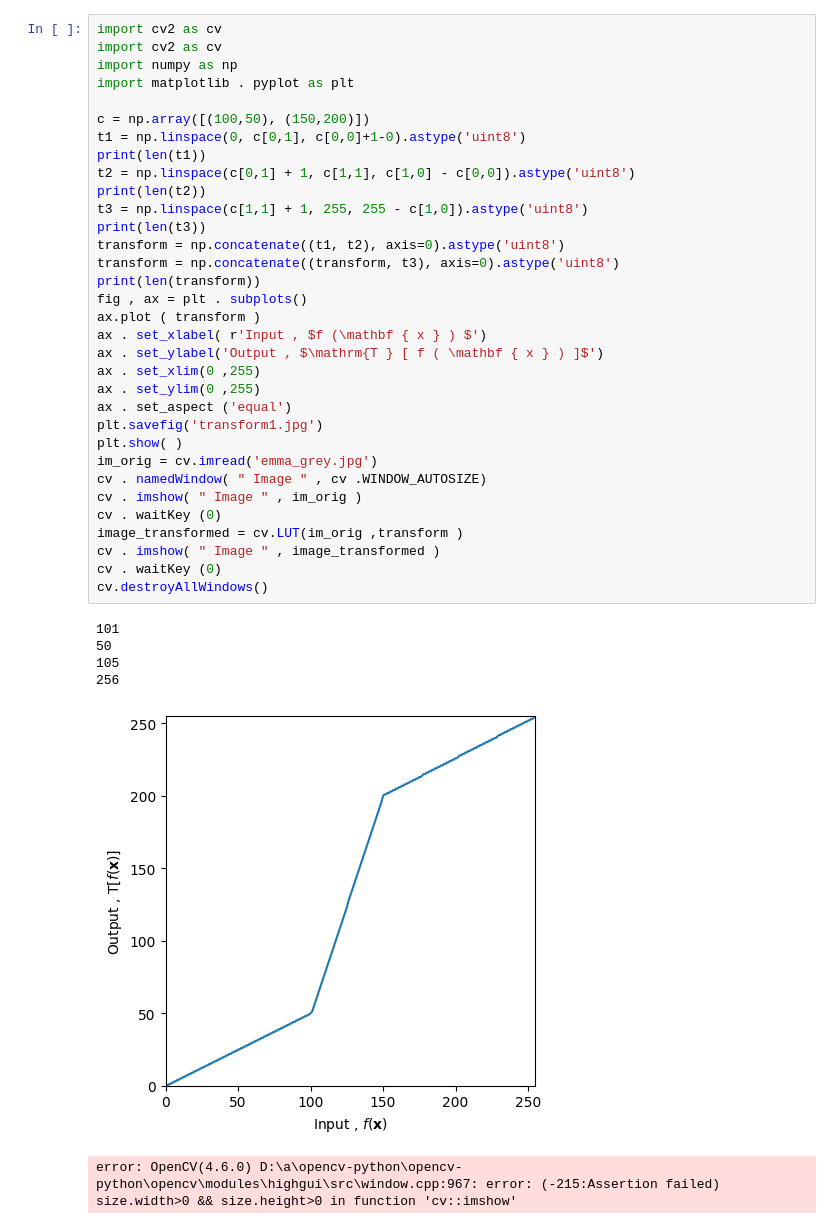
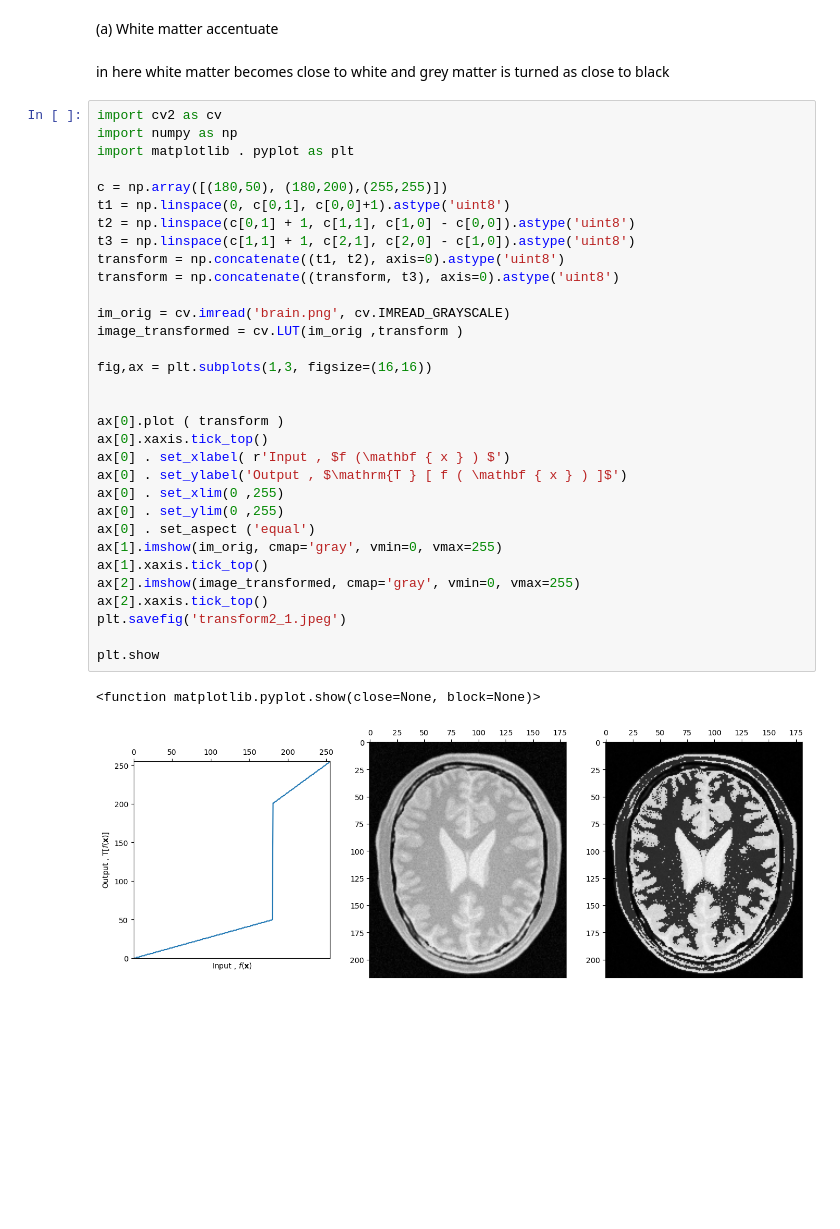
Before and after one commit to dila-janath/EN5204_Assignment_1, a Jupyter notebook: assignment1.ipynb, the cells around one changed output. Saved outputs shown, nothing was run; the diff lists cells and outputs as text; blank space fills up the shorter version.

```diff
--- a/assignment1.ipynb
+++ b/assignment1.ipynb
@@ -1,40 +58,39 @@
+# %% [markdown]
+(a) White matter accentuate
+# %% [markdown]
+in here white matter becomes close to white and grey matter is turned as close to black
 # %%
-import cv2 as cv
 import cv2 as cv
 import numpy as np
 import matplotlib . pyplot as plt
 
-c = np.array([(100,50), (150,200)])
-t1 = np.linspace(0, c[0,1], c[0,0]+1-0).astype('uint8')
-print(len(t1))
+c = np.array([(180,50), (180,200),(255,255)])
+t1 = np.linspace(0, c[0,1], c[0,0]+1).astype('uint8')
 t2 = np.linspace(c[0,1] + 1, c[1,1], c[1,0] - c[0,0]).astype('uint8')
-print(len(t2))
-t3 = np.linspace(c[1,1] + 1, 255, 255 - c[1,0]).astype('uint8')
-print(len(t3))
+t3 = np.linspace(c[1,1] + 1, c[2,1], c[2,0] - c[1,0]).astype('uint8')
 transform = np.concatenate((t1, t2), axis=0).astype('uint8')
 transform = np.concatenate((transform, t3), axis=0).astype('uint8')
-print(len(transform))
-fig , ax = plt . subplots()
-ax.plot ( transform )
-ax . set_xlabel( r'Input , $f (\mathbf { x } ) $')
-ax . set_ylabel('Output , $\mathrm{T } [ f ( \mathbf { x } ) ]$')
-ax . set_xlim(0 ,255)
-ax . set_ylim(0 ,255)
-ax . set_aspect ('equal')
-plt.savefig('transform1.jpg')
-plt.show( )
-im_orig = cv.imread('emma_grey.jpg')
-cv . namedWindow( " Image " , cv .WINDOW_AUTOSIZE)
-cv . imshow( " Image " , im_orig )
-cv . waitKey (0)
+
+im_orig = cv.imread('brain.png', cv.IMREAD_GRAYSCALE)
 image_transformed = cv.LUT(im_orig ,transform )
-cv . imshow( " Image " , image_transformed )
-cv . waitKey (0)
-cv.destroyAllWindows()
+
+fig,ax = plt.subplots(1,3, figsize=(16,16))
+
+
+ax[0].plot ( transform )
+ax[0].xaxis.tick_top()
+ax[0] . set_xlabel( r'Input , $f (\mathbf { x } ) $')
+ax[0] . set_ylabel('Output , $\mathrm{T } [ f ( \mathbf { x } ) ]$')
+ax[0] . set_xlim(0 ,255)
+ax[0] . set_ylim(0 ,255)
+ax[0] . set_aspect ('equal')
+ax[1].imshow(im_orig, cmap='gray', vmin=0, vmax=255)
+ax[1].xaxis.tick_top()
+ax[2].imshow(image_transformed, cmap='gray', vmin=0, vmax=255)
+ax[2].xaxis.tick_top()
+plt.savefig('transform2_1.jpeg')
+
+plt.show
 # %% [output]
-101
-50
-105
-256
+<function matplotlib.pyplot.show(close=None, block=None)>
-[figure, old version]
+[figure, new version]
-error: OpenCV(4.6.0) D:\a\opencv-python\opencv-python\opencv\modules\highgui\src\window.cpp:967: error: (-215:Assertion failed) size.width>0 && size.height>0 in function 'cv::imshow'
```
Also changed, not shown: parts of 13 cells of this notebook, 3 other files.
